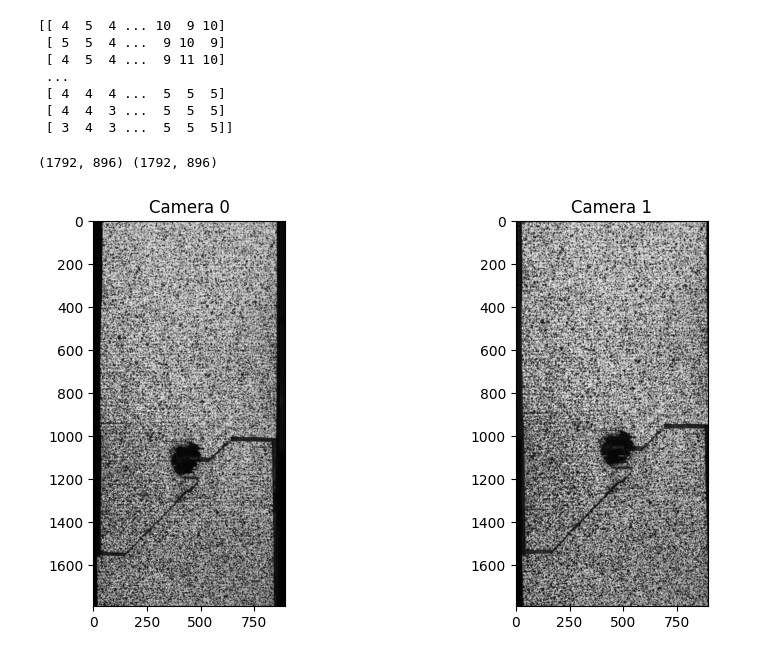
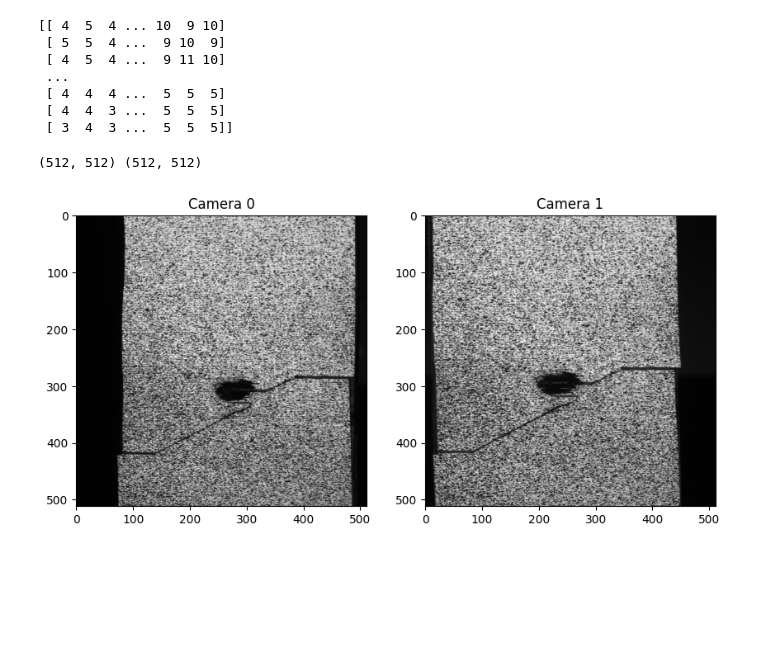
Before and after one commit to expressorrz/FatigueDamage, a Jupyter notebook: statistic/Single_Pic.ipynb, the cells around one changed output. Saved outputs shown, nothing was run; the diff lists cells and outputs as text; code cells hidden in the pictures; blank space fills up the shorter version.

```diff
--- a/statistic/Single_Pic.ipynb
+++ b/statistic/Single_Pic.ipynb
@@ -35,20 +35,24 @@ print(src0)
 # %%
 import matplotlib.pyplot as plt
 import cv2
 
-pic0 = src0[128:1920, 128:]
-pic1 = src1[128:1920, :896]
+# pic0 = src0[128:1920, 128:]
+# pic1 = src1[128:1920, :896]
+pic0 = src0
+pic1 = src1
+pic0 = cv2.resize(pic0, (512, 512))
+pic1 = cv2.resize(pic1, (512, 512))
 print(pic0.shape, pic1.shape)
 
 
 
 fig, ax = plt.subplots(1, 2, figsize=(10, 5))
 ax[0].imshow(pic0, cmap='gray')
 ax[0].set_title('Camera 0')
 ax[1].imshow(pic1, cmap='gray')
 ax[1].set_title('Camera 1')
 
 plt.show()
 # %% [output]
-(1792, 896) (1792, 896)
+(512, 512) (512, 512)
-[figure, old version]
+[figure, new version]
```
Also changed, not shown: 13 other files.
